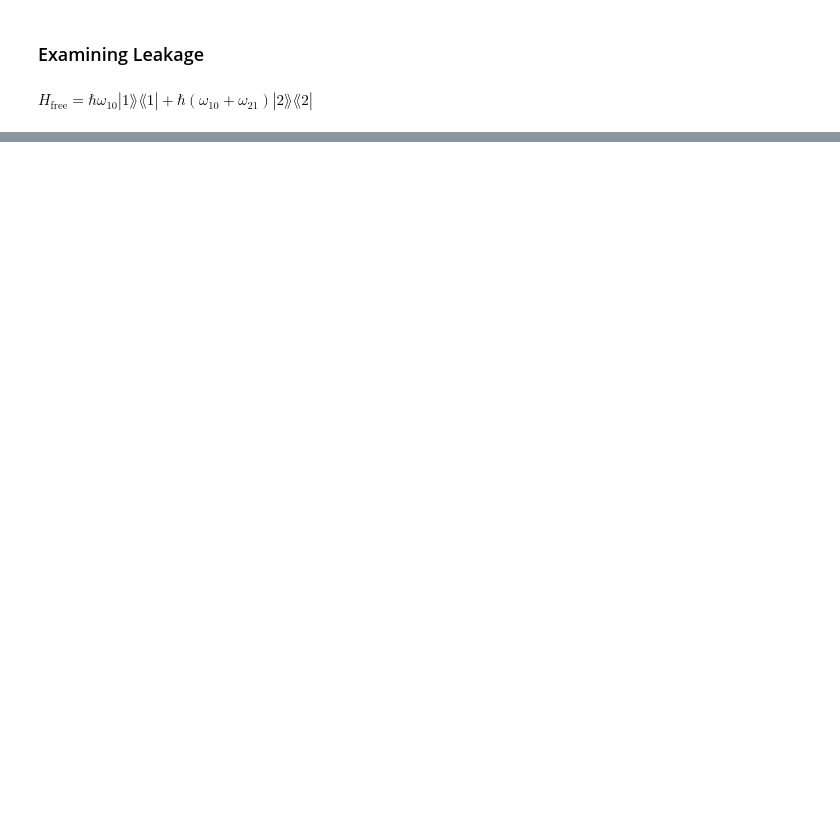
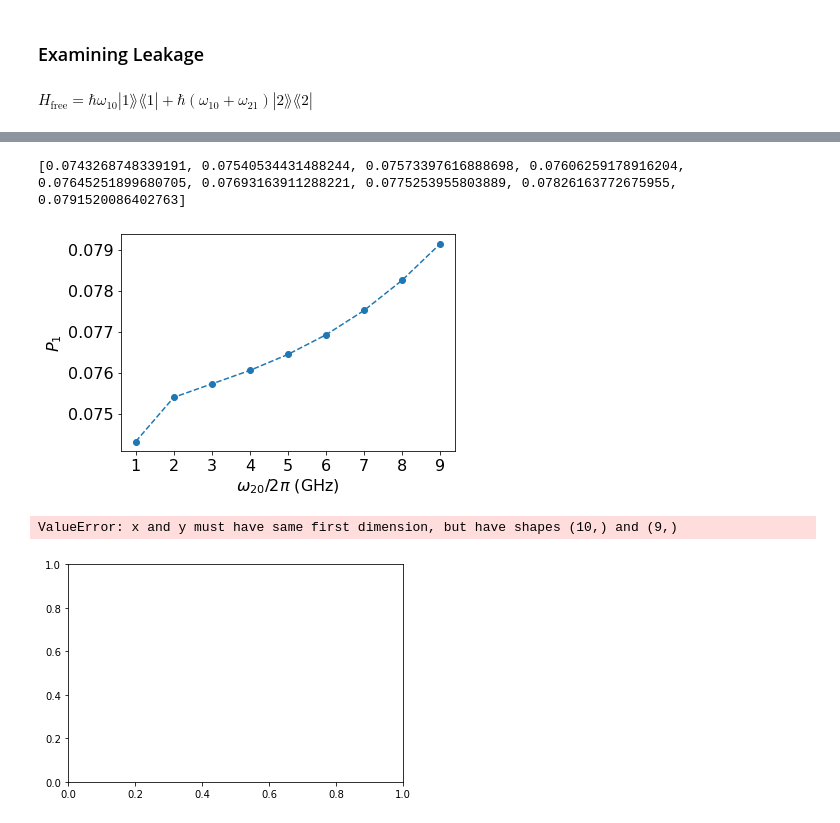
Before and after one commit to LeonG69/MRes, a Jupyter notebook: Digital_fluxonium_control.ipynb, the cells around one changed output, grey strips where cells are left out. Saved outputs shown, nothing was run; the diff lists cells and outputs as text; code cells hidden in the pictures; blank space fills up the shorter version.

```diff
--- a/Digital_fluxonium_control.ipynb
+++ b/Digital_fluxonium_control.ipynb
@@ -351,0 +531,14 @@ Quantum object: dims = [[3], [1]], shape = (3, 1), type = ket\begin{equation*}\l
+# %%
+anharm_test = np.arange(0,10,1)
+print(anharm_test)
+omega_20_test = [(n*omega_10) + (2*omega_10) for n in anharm_test]
+omega_20_GHz = [i*1e-9*(1/(2*np.pi)) for i in omega_20_test]
+print(omega_20_GHz)
+print(omega_20_test)
+# print(round(omega_20_test[0]/1e9,2))
+print(omega_10/(2*np.pi*1e8))
+
+omega_20_test = np.arange(2*np.pi*1e9,2*np.pi*1e10,2*np.pi*1e9)
+omega_20_GHz = [i*1e-9*(1/(2*np.pi)) for i in omega_20_test]
+print(omega_20_GHz)
+print(omega_20_test)
@@ -351,0 +623,37 @@ Quantum object: dims = [[3], [1]], shape = (3, 1), type = ket\begin{equation*}\l
+# %%
+P1 = []
+for freq in omega_20_test:
+    filename = 'data_'+str(round(freq/1e9,2))+'GHz.csv'
+    data = csv_reader(filename)
+    P1.append(float(data[-1][2]))
+# %%
+print(P1)
+# %% [output]
+[0.0743268748339191, 0.07540534431488244, 0.07573397616888698, 0.07606259178916204, 0.07645251899680705, 0.07693163911288221, 0.0775253955803889, 0.07826163772675955, 0.0791520086402763]
+# %%
+omega_20_GHz = [freq/(2*np.pi*1e9) for freq in omega_20_test]
+
+# f = sp.CubicSpline(omega_20_GHz,P1,)
+# omega_plot = np.linspace(min(omega_20_GHz),max(omega_20_GHz),100)
+# plt.plot(omega_plot,f(omega_plot))
+
+plt.plot(omega_20_GHz,P1,'o--')
+plt.xlabel(r'$\omega_{20}/2\pi$ (GHz)',fontsize = 16)
+plt.ylabel(r'$P_1$',fontsize=16)
+plt.xticks(fontsize = 16)
+plt.yticks(fontsize = 16)
+plt.savefig("P1_vs_omega_20_0p8_1p2GHz.png", dpi = 300, bbox_inches = 'tight')
+plt.show()
+
+anharm_x100 = [i*100 for i in anharm_test]
+plt.plot(anharm_x100,P1,'o--')
+plt.xlabel(r'$\eta$',fontsize = 16)
+plt.ylabel(r'$P_1$',fontsize=16)
+plt.xticks(fontsize = 16)
+plt.yticks(fontsize = 16)
+plt.savefig("P1_vs_anharm_tight.png", dpi = 300, bbox_inches = 'tight')
+plt.show()
+# %% [output]
+[figure, added]
+ValueError: x and y must have same first dimension, but have shapes (10,) and (9,)
+[figure, added]
```
Also changed, not shown: parts of 24 cells of this notebook.
